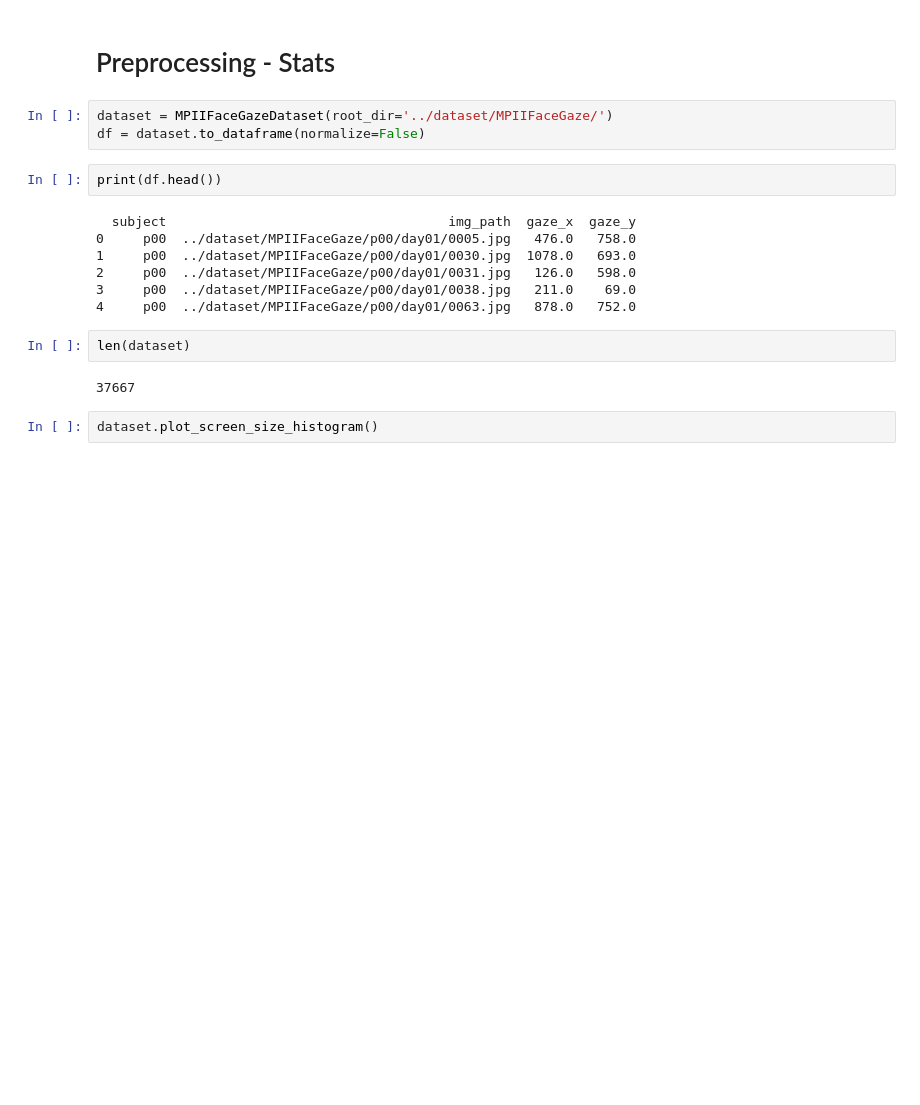
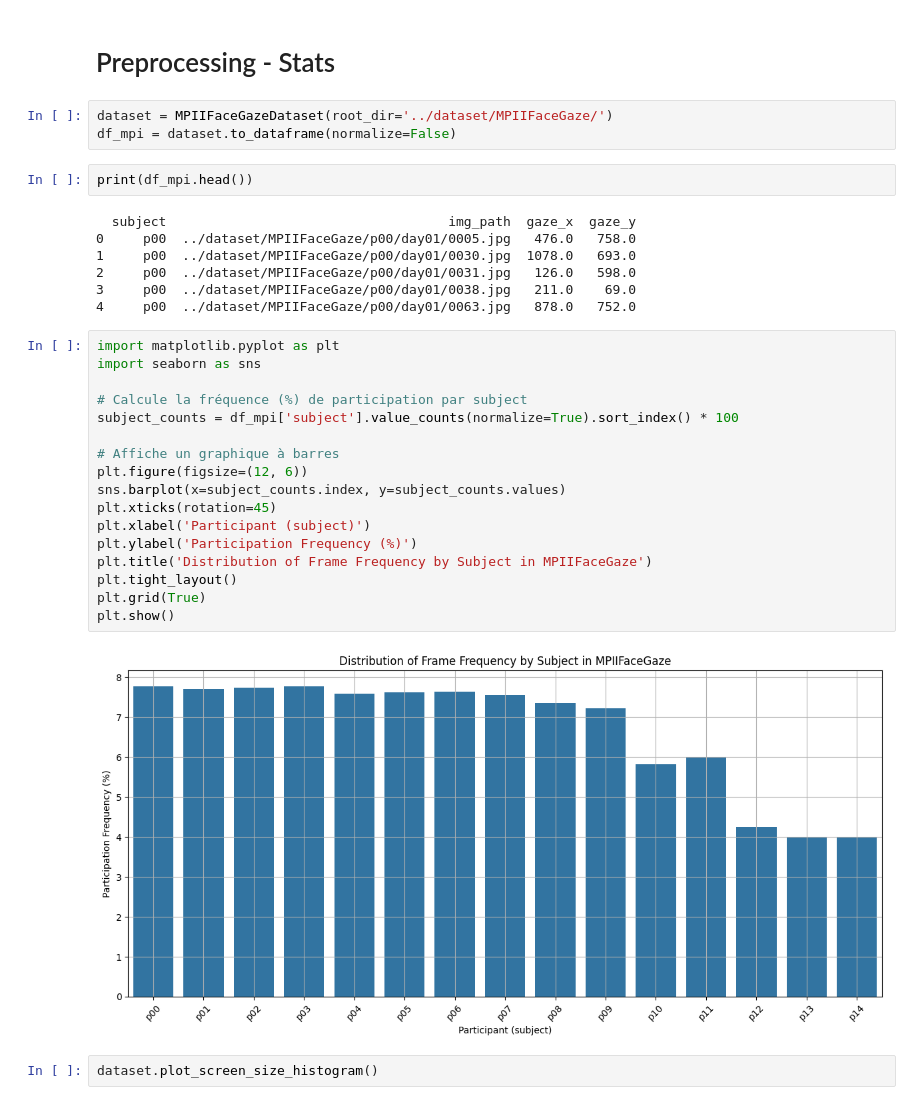
Before and after one commit to patherstevenson/EyeTracking, a Jupyter notebook: notebooks/iTracker_MPIIFace_Training.ipynb, the cells around one changed output. Drawn from its saved outputs; the diff is of its cells as text; blank space fills up the shorter version.

```diff
--- a/notebooks/iTracker_MPIIFace_Training.ipynb
+++ b/notebooks/iTracker_MPIIFace_Training.ipynb
@@ -27,9 +27,9 @@ Quadro P1000
 # Preprocessing - Stats
 # %%
 dataset = MPIIFaceGazeDataset(root_dir='../dataset/MPIIFaceGaze/')
-df = dataset.to_dataframe(normalize=False)
+df_mpi = dataset.to_dataframe(normalize=False)
 # %%
-print(df.head())
+print(df_mpi.head())
 # %% [output]
   subject                                    img_path  gaze_x  gaze_y
 0     p00  ../dataset/MPIIFaceGaze/p00/day01/0005.jpg   476.0   758.0
@@ -38,9 +38,24 @@ print(df.head())
 3     p00  ../dataset/MPIIFaceGaze/p00/day01/0038.jpg   211.0    69.0
 4     p00  ../dataset/MPIIFaceGaze/p00/day01/0063.jpg   878.0   752.0
 # %%
-len(dataset)
+import matplotlib.pyplot as plt
+import seaborn as sns
+
+# Calcule la fréquence (%) de participation par subject
+subject_counts = df_mpi['subject'].value_counts(normalize=True).sort_index() * 100
+
+# Affiche un graphique à barres
+plt.figure(figsize=(12, 6))
+sns.barplot(x=subject_counts.index, y=subject_counts.values)
+plt.xticks(rotation=45)
+plt.xlabel('Participant (subject)')
+plt.ylabel('Participation Frequency (%)')
+plt.title('Distribution of Frame Frequency by Subject in MPIIFaceGaze')
+plt.tight_layout()
+plt.grid(True)
+plt.show()
 # %% [output]
-37667
+[figure, added]
 # %%
 dataset.plot_screen_size_histogram()
 # %% [output]
```
Also changed, not shown: parts of 20 cells of this notebook, 1 other file.
